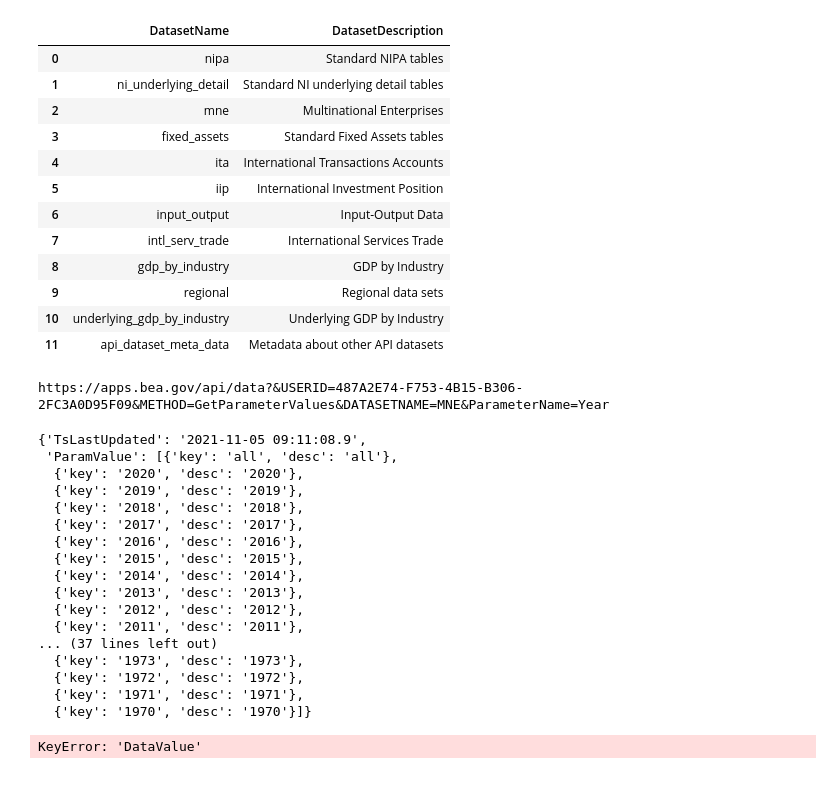
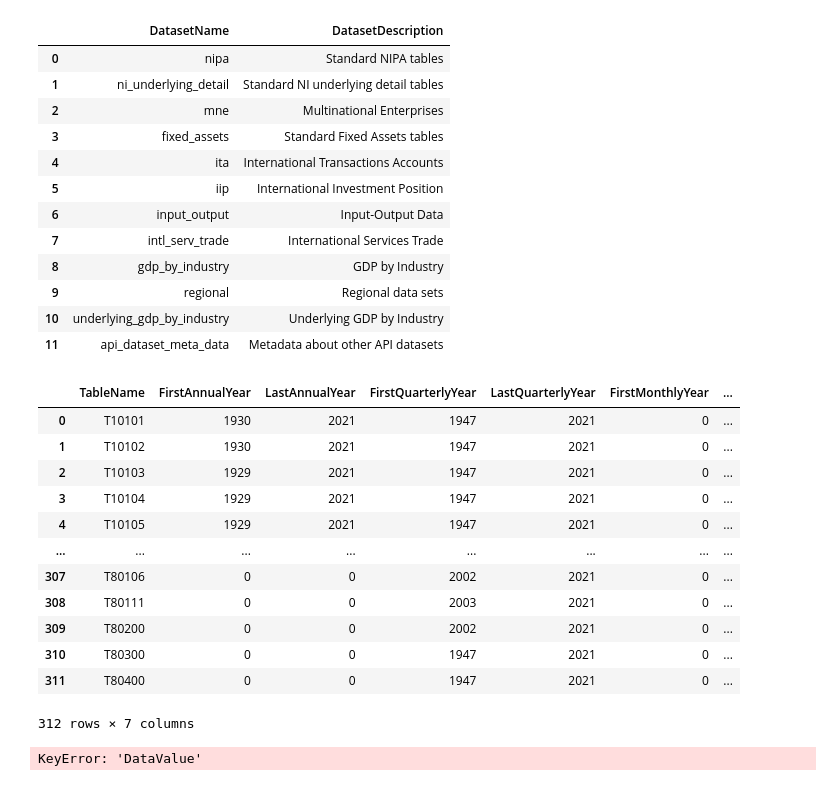
Before and after one commit to noahtech90/BEA---API, a Jupyter notebook: explore.ipynb, the cells around one changed output. Cells and saved outputs as stored; diff of their text form; code cells hidden in the pictures.

```diff
--- a/explore.ipynb
+++ b/explore.ipynb
@@ -46,33 +46,28 @@ The autoreload extension is already loaded. To reload it, use:
 | 11 | api_dataset_meta_data | Metadata about other API datasets |
 # %%
 #bea.nipa.show_tables()
-bea.mne.get_parameter_values(parameter_name='Year')
+to_df(bea.nipa.get_parameter_values(parameter_name='Year')['ParamValue'])
 #year = bea.regional.get_parameter_values('SAINC7N', 'year')['ParamValue']
 #year
 #state_choropleth(df)
 #state_choropleth(df)
 #state_choropleth(df)
 #bea.regional.get_parameter_values('CAGDP11', 'LineCode')['ParamValue'][0]['Key']
 #df = pd.DataFrame(bea.regional.access_table('CAGDP11'))
 # %% [output]
+|  | TableName | FirstAnnualYear | LastAnnualYear | FirstQuarterlyYear | LastQuarterlyYear | FirstMonthlyYear | ... |
+| 0 | T10101 | 1930 | 2021 | 1947 | 2021 | 0 | ... |
+| 1 | T10102 | 1930 | 2021 | 1947 | 2021 | 0 | ... |
+| 2 | T10103 | 1929 | 2021 | 1947 | 2021 | 0 | ... |
+| 3 | T10104 | 1929 | 2021 | 1947 | 2021 | 0 | ... |
+| 4 | T10105 | 1929 | 2021 | 1947 | 2021 | 0 | ... |
+| ... | ... | ... | ... | ... | ... | ... | ... |
+| 307 | T80106 | 0 | 0 | 2002 | 2021 | 0 | ... |
+| 308 | T80111 | 0 | 0 | 2003 | 2021 | 0 | ... |
+| 309 | T80200 | 0 | 0 | 2002 | 2021 | 0 | ... |
+| 310 | T80300 | 0 | 0 | 1947 | 2021 | 0 | ... |
+| 311 | T80400 | 0 | 0 | 1947 | 2021 | 0 | ... |
-https://apps.bea.gov/api/data?&USERID=487A2E74-F753-4B15-B306-2FC3A0D95F09&METHOD=GetParameterValues&DATASETNAME=MNE&ParameterName=Year
+312 rows × 7 columns
-{'TsLastUpdated': '2021-11-05 09:11:08.9',
- 'ParamValue': [{'key': 'all', 'desc': 'all'},
-  {'key': '2020', 'desc': '2020'},
-  {'key': '2019', 'desc': '2019'},
-  {'key': '2018', 'desc': '2018'},
-  {'key': '2017', 'desc': '2017'},
-  {'key': '2016', 'desc': '2016'},
-  {'key': '2015', 'desc': '2015'},
-  {'key': '2014', 'desc': '2014'},
-  {'key': '2013', 'desc': '2013'},
-  {'key': '2012', 'desc': '2012'},
-  {'key': '2011', 'desc': '2011'},
-... (37 lines left out)
-  {'key': '1973', 'desc': '1973'},
-  {'key': '1972', 'desc': '1972'},
-  {'key': '1971', 'desc': '1971'},
-  {'key': '1970', 'desc': '1970'}]}
 # %%
 df['DataValue'].max()
 # %% [output]
```
Also changed, not shown: 1 other file.
